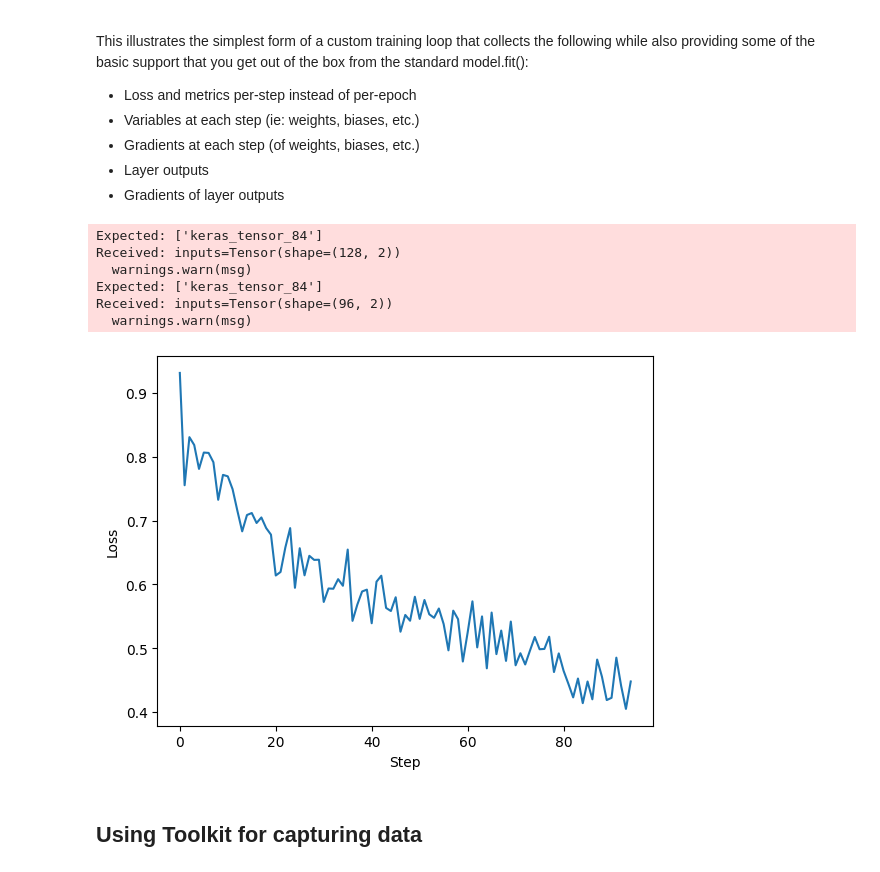
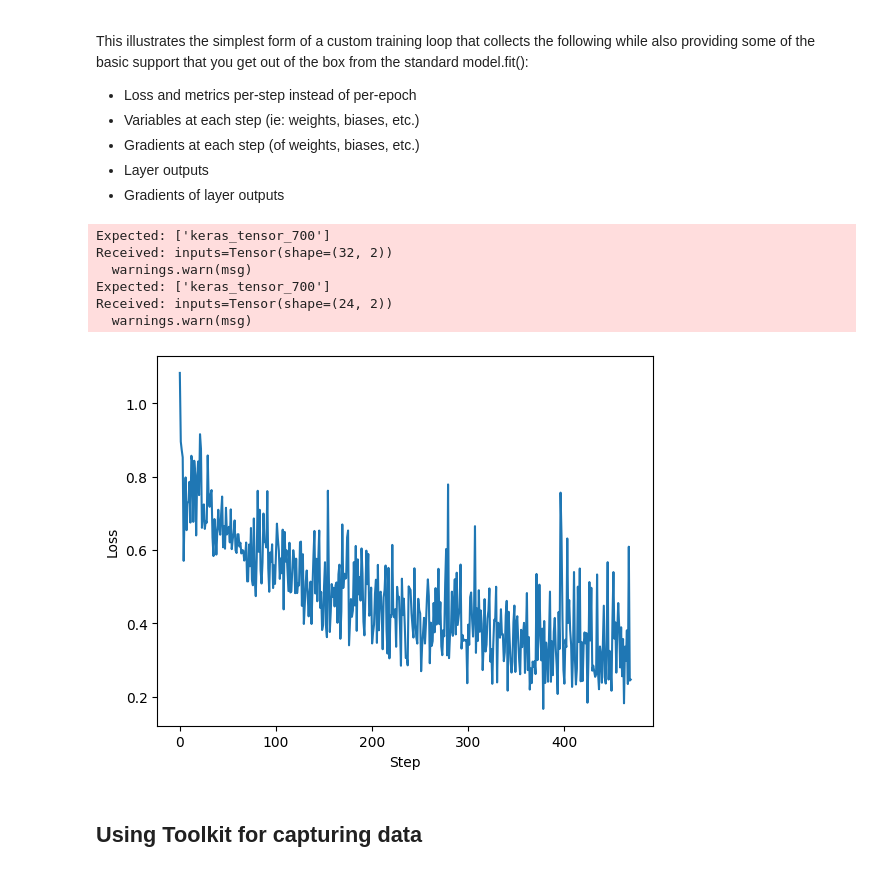
Before and after one commit to malcolmlett/training-instrumentation-toolkit, a Jupyter notebook: doc/blog-202503/better-visualizations.ipynb, the cells around one changed output. Cells and saved outputs as stored; diff of their text form; code cells hidden in the pictures.

```diff
--- a/doc/blog-202503/better-visualizations.ipynb
+++ b/doc/blog-202503/better-visualizations.ipynb
@@ -88,11 +88,11 @@ def binary_classification_model():
 
 def binary_classification_dataset():
   X, Y = sklearn.datasets.make_circles(n_samples=3000, noise=.05)
-  #Y = Y.reshape((-1, 1))
-  train_X, val_X, train_Y, val_Y = sklearn.model_selection.train_test_split(X, Y, test_size=0.2)
-  return train_X, train_Y, val_X, val_Y
+  return X, Y
 
-train_X, train_Y, _, _ = binary_classification_dataset()
+train_X, train_Y = binary_classification_dataset()
 plt.scatter(train_X[0:600, 0], train_X[0:600, 1], c=train_Y[0:600], s=40, cmap=plt.cm.Spectral);
 plt.show()
+
+binary_classification_model().summary()
 # %% [output]
@@ -130,40 +151,40 @@ def custom_fit(model, train_dataset, epochs, optimizer):
       all_grads = tape.gradient(loss, model.trainable_weights + layer_outputs)
       trainable_grads = all_grads[:len(model.trainable_variables)]
       output_grads = all_grads[len(model.trainable_variables):]
       optimizer.apply_gradients(zip(trainable_grads, model.trainable_weights))
       metrics = model.compute_metrics(x_batch_train, y_batch_train, y_pred)
 
       loss_history.append(loss)
       metrics_history.append(metrics)
       variables_history.append([tf.identity(v) for v in model.trainable_variables])
       gradients_history.append(trainable_grads)
       layer_outputs_history.append(layer_outputs)
       layer_gradients_history.append(output_grads)
 
   return loss_history, metrics_history, variables_history, gradients_history, layer_outputs_history, layer_gradients_history
 
 # try it out
 tf.keras.utils.set_random_seed(1)
 model = binary_classification_model()
 model.compile(optimizer='adam', loss='binary_crossentropy', metrics=['accuracy', 'mse'])
-train_X, train_Y, _, _ = binary_classification_dataset()
-train_dataset = tf.data.Dataset.from_tensor_slices((train_X, train_Y)).batch(128)
+train_X, train_Y = binary_classification_dataset()
+train_dataset = tf.data.Dataset.from_tensor_slices((train_X, train_Y)).batch(32)
 optimizer = tf.keras.optimizers.Adam(learning_rate=0.001)
 hists = custom_fit(model, train_dataset, 5, optimizer)
 
 # plot loss curve
 plt.plot(hists[0])
 plt.xlabel('Step')
 plt.ylabel('Loss')
 plt.show()
 # %% [output]
-Expected: ['keras_tensor_84']
-Received: inputs=Tensor(shape=(128, 2))
+Expected: ['keras_tensor_700']
+Received: inputs=Tensor(shape=(32, 2))
   warnings.warn(msg)
-Expected: ['keras_tensor_84']
-Received: inputs=Tensor(shape=(96, 2))
+Expected: ['keras_tensor_700']
+Received: inputs=Tensor(shape=(24, 2))
   warnings.warn(msg)
-[figure, old version]
+[figure, new version]
 # %% [markdown]
 ## Using Toolkit for capturing data
 # %%
```
Also changed, not shown: parts of 18 cells of this notebook.
